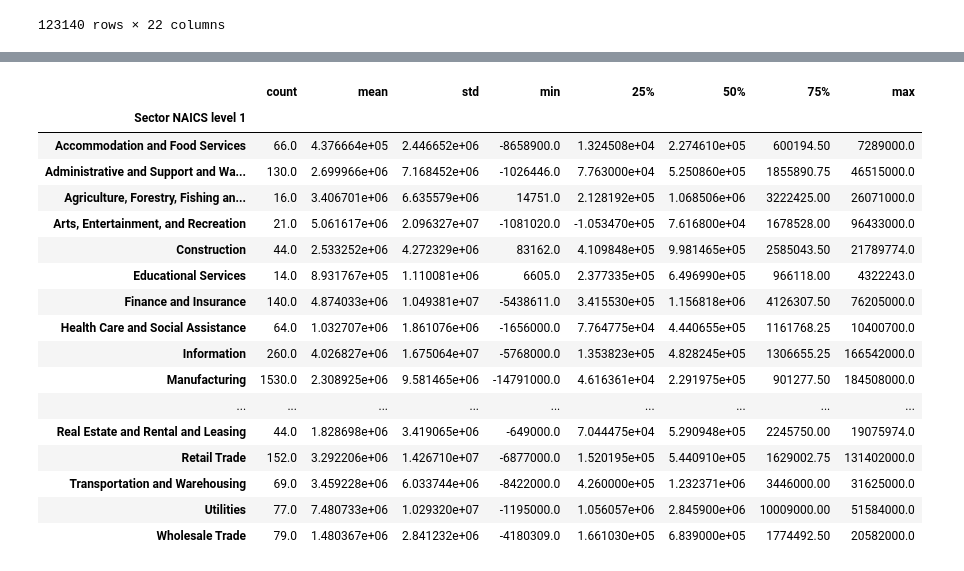
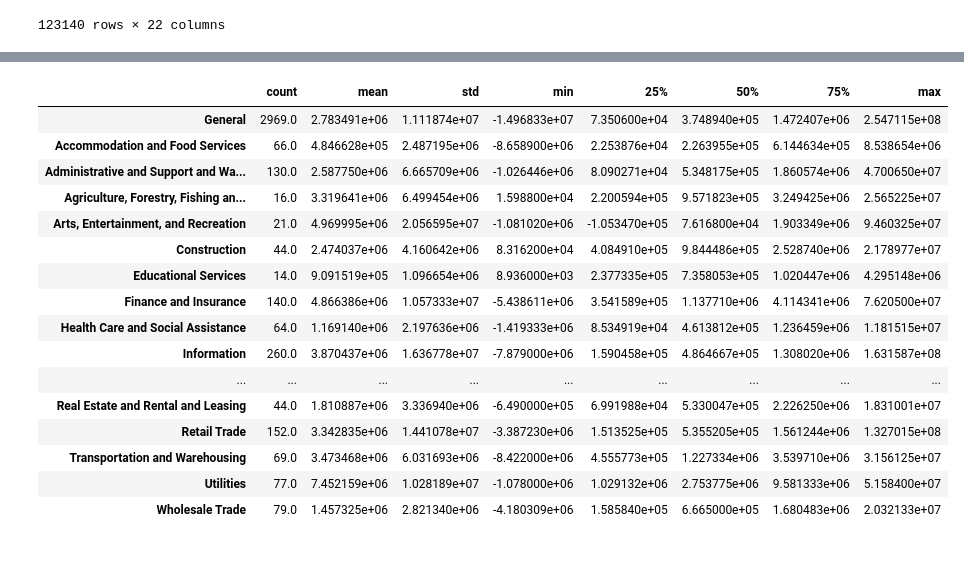
Before and after one commit to AlexReusC/Modulo-1-IA, a Jupyter notebook: portafolio.ipynb, the cells around one changed output, grey strips where cells are left out. Saved outputs shown, nothing was run; the diff lists cells and outputs as text; code cells hidden in the pictures.

```diff
--- a/portafolio.ipynb
+++ b/portafolio.ipynb
@@ -79,0 +103,6 @@ df[['q', 'adjprice', 'lprice']]
+# %%
+df.reset_index(inplace=True)
+df['qdate'] = df['qdate'].astype(str).str[0:4]
+df.set_index(['firm','qdate'], inplace=True)
+df.drop(["level_1"], axis=1, inplace=True)
+df
@@ -80,5 +124,6 @@ df[['q', 'adjprice', 'lprice']]
 # %%
+df["ccstockreturns"] = np.log(df["adjprice"]) - np.log(df["adjprice"].shift(1))
 df["bookvalue"] = df["totalassets"] - df["totalliabilities"]
 df["marketvalue"] = df["originalprice"] * df["sharesoutstanding"]
-df[["Sector NAICS\nlevel 1", "bookvalue", "marketvalue"]]
+df[["Sector NAICS\nlevel 1", "ccstockreturns", "bookvalue", "marketvalue"]]
 # %% [output]
@@ -99,3 +143,0 @@ df[["Sector NAICS\nlevel 1", "bookvalue", "marketvalue"]]
-# %%
-df["operatingmargin"] = df["revenue"] - df["cogs"] - df["sgae"]
-df[["Sector NAICS\nlevel 1", "operatingmargin"]]
@@ -116,0 +144,7 @@ df[["Sector NAICS\nlevel 1", "operatingmargin"]]
+# %%
+temporal_df = df
+temporal_df[["cogs", "sgae", "otheropexp"]] = df[["cogs", "sgae", "otheropexp"]].clip(lower=0)
+df["operatingmargin"] = (df["revenue"] - temporal_df["cogs"] - temporal_df["sgae"] - temporal_df["otheropexp"]) / df["revenue"]
+df.replace([-np.inf, np.inf], np.nan, inplace=True)
+df[["Sector NAICS\nlevel 1", "revenue", "cogs", "sgae", "otheropexp", "operatingmargin"]]
+#SE CAMBIAN LOS NEGATIVOS DE cogs, sgae Y otheropexp A 0. ESTO PARA QUE NO DEN UN operating profit margin MAYOR A 1 QUE ES INCORRECTO POR DEFINICIÓN. NO ES LA SOLUCIÓN MÁS IDEAL PERO SIN MÁS INFORMACIÓN EXTRA DE CÓMO SURGEN ESTOS DATOS NO SE PUEDE HACER NADA MÁS
@@ -179,22 +235,24 @@ firms_last_quarter[["Sector NAICS\nlevel 1", "bookvalue", "marketvalue"]]
 2969 rows × 3 columns
 # %%
-firms_last_quarter.groupby("Sector NAICS\nlevel 1")["bookvalue"].describe()
+bookvalue_last_quarter = firms_last_quarter.groupby("Sector NAICS\nlevel 1")["bookvalue"].describe()
+bookvalue_general = firms_last_quarter["bookvalue"].describe().rename("General")
+bookvalue_last_quarter = pd.concat([bookvalue_general.to_frame().T, bookvalue_last_quarter])
+bookvalue_last_quarter
 # %% [output]
 |  | count | mean | std | min | 25% | 50% | 75% | max |
-| Sector NAICS level 1 |  |  |  |  |  |  |  |  |
-| Accommodation and Food Services | 66.0 | 4.376664e+05 | 2.446652e+06 | -8658900.0 | 1.324508e+04 | 2.274610e+05 | 600194.50 | 7289000.0 |
-| Administrative and Support and Wa... | 130.0 | 2.699966e+06 | 7.168452e+06 | -1026446.0 | 7.763000e+04 | 5.250860e+05 | 1855890.75 | 46515000.0 |
-| Agriculture, Forestry, Fishing an... | 16.0 | 3.406701e+06 | 6.635579e+06 | 14751.0 | 2.128192e+05 | 1.068506e+06 | 3222425.00 | 26071000.0 |
-| Arts, Entertainment, and Recreation | 21.0 | 5.061617e+06 | 2.096327e+07 | -1081020.0 | -1.053470e+05 | 7.616800e+04 | 1678528.00 | 96433000.0 |
-| Construction | 44.0 | 2.533252e+06 | 4.272329e+06 | 83162.0 | 4.109848e+05 | 9.981465e+05 | 2585043.50 | 21789774.0 |
-| Educational Services | 14.0 | 8.931767e+05 | 1.110081e+06 | 6605.0 | 2.377335e+05 | 6.496990e+05 | 966118.00 | 4322243.0 |
-| Finance and Insurance | 140.0 | 4.874033e+06 | 1.049381e+07 | -5438611.0 | 3.415530e+05 | 1.156818e+06 | 4126307.50 | 76205000.0 |
-| Health Care and Social Assistance | 64.0 | 1.032707e+06 | 1.861076e+06 | -1656000.0 | 7.764775e+04 | 4.440655e+05 | 1161768.25 | 10400700.0 |
-| Information | 260.0 | 4.026827e+06 | 1.675064e+07 | -5768000.0 | 1.353823e+05 | 4.828245e+05 | 1306655.25 | 166542000.0 |
-| Manufacturing | 1530.0 | 2.308925e+06 | 9.581465e+06 | -14791000.0 | 4.616361e+04 | 2.291975e+05 | 901277.50 | 184508000.0 |
+| General | 2969.0 | 2.783491e+06 | 1.111874e+07 | -1.496833e+07 | 7.350600e+04 | 3.748940e+05 | 1.472407e+06 | 2.547115e+08 |
+| Accommodation and Food Services | 66.0 | 4.846628e+05 | 2.487195e+06 | -8.658900e+06 | 2.253876e+04 | 2.263955e+05 | 6.144634e+05 | 8.538654e+06 |
+| Administrative and Support and Wa... | 130.0 | 2.587750e+06 | 6.665709e+06 | -1.026446e+06 | 8.090271e+04 | 5.348175e+05 | 1.860574e+06 | 4.700650e+07 |
+| Agriculture, Forestry, Fishing an... | 16.0 | 3.319641e+06 | 6.499454e+06 | 1.598800e+04 | 2.200594e+05 | 9.571823e+05 | 3.249425e+06 | 2.565225e+07 |
+| Arts, Entertainment, and Recreation | 21.0 | 4.969995e+06 | 2.056595e+07 | -1.081020e+06 | -1.053470e+05 | 7.616800e+04 | 1.903349e+06 | 9.460325e+07 |
+| Construction | 44.0 | 2.474037e+06 | 4.160642e+06 | 8.316200e+04 | 4.084910e+05 | 9.844486e+05 | 2.528740e+06 | 2.178977e+07 |
+| Educational Services | 14.0 | 9.091519e+05 | 1.096654e+06 | 8.936000e+03 | 2.377335e+05 | 7.358053e+05 | 1.020447e+06 | 4.295148e+06 |
+| Finance and Insurance | 140.0 | 4.866386e+06 | 1.057333e+07 | -5.438611e+06 | 3.541589e+05 | 1.137710e+06 | 4.114341e+06 | 7.620500e+07 |
+| Health Care and Social Assistance | 64.0 | 1.169140e+06 | 2.197636e+06 | -1.419333e+06 | 8.534919e+04 | 4.613812e+05 | 1.236459e+06 | 1.181515e+07 |
+| Information | 260.0 | 3.870437e+06 | 1.636778e+07 | -7.879000e+06 | 1.590458e+05 | 4.864667e+05 | 1.308020e+06 | 1.631587e+08 |
 | ... | ... | ... | ... | ... | ... | ... | ... | ... |
-| Real Estate and Rental and Leasing | 44.0 | 1.828698e+06 | 3.419065e+06 | -649000.0 | 7.044475e+04 | 5.290948e+05 | 2245750.00 | 19075974.0 |
-| Retail Trade | 152.0 | 3.292206e+06 | 1.426710e+07 | -6877000.0 | 1.520195e+05 | 5.440910e+05 | 1629002.75 | 131402000.0 |
-| Transportation and Warehousing | 69.0 | 3.459228e+06 | 6.033744e+06 | -8422000.0 | 4.260000e+05 | 1.232371e+06 | 3446000.00 | 31625000.0 |
-| Utilities | 77.0 | 7.480733e+06 | 1.029320e+07 | -1195000.0 | 1.056057e+06 | 2.845900e+06 | 10009000.00 | 51584000.0 |
-| Wholesale Trade | 79.0 | 1.480367e+06 | 2.841232e+06 | -4180309.0 | 1.661030e+05 | 6.839000e+05 | 1774492.50 | 20582000.0 |
+| Real Estate and Rental and Leasing | 44.0 | 1.810887e+06 | 3.336940e+06 | -6.490000e+05 | 6.991988e+04 | 5.330047e+05 | 2.226250e+06 | 1.831001e+07 |
+| Retail Trade | 152.0 | 3.342835e+06 | 1.441078e+07 | -3.387230e+06 | 1.513525e+05 | 5.355205e+05 | 1.561244e+06 | 1.327015e+08 |
+| Transportation and Warehousing | 69.0 | 3.473468e+06 | 6.031693e+06 | -8.422000e+06 | 4.555773e+05 | 1.227334e+06 | 3.539710e+06 | 3.156125e+07 |
+| Utilities | 77.0 | 7.452159e+06 | 1.028189e+07 | -1.078000e+06 | 1.029132e+06 | 2.753775e+06 | 9.581333e+06 | 5.158400e+07 |
+| Wholesale Trade | 79.0 | 1.457325e+06 | 2.821340e+06 | -4.180309e+06 | 1.585840e+05 | 6.665000e+05 | 1.680483e+06 | 2.032133e+07 |
```
Also changed, not shown: parts of 62 cells of this notebook.
